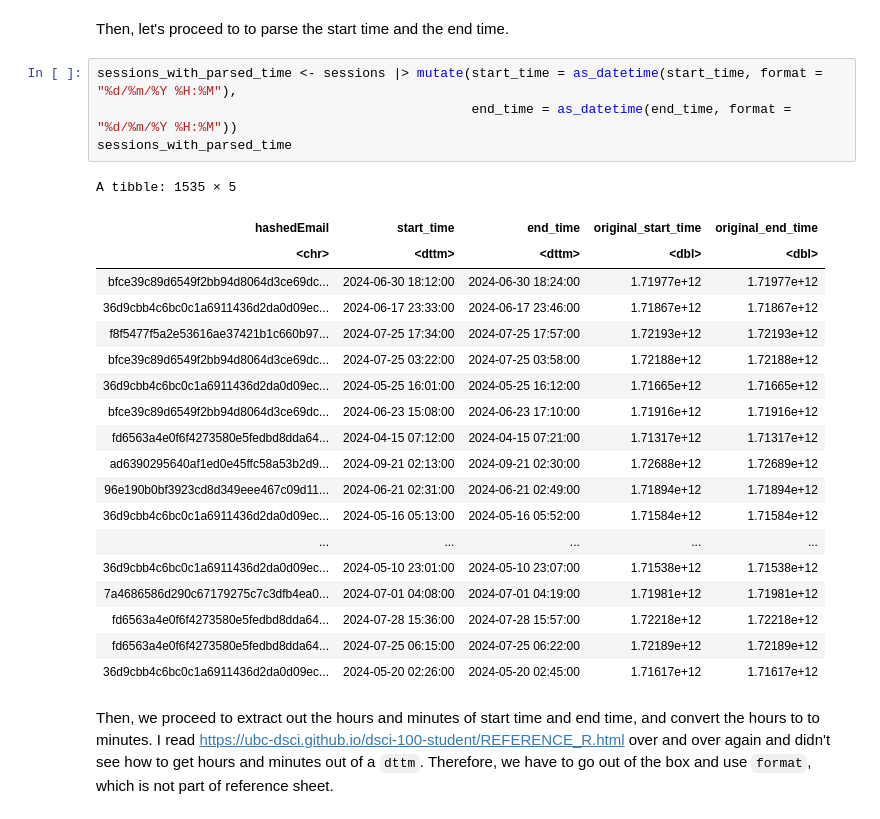
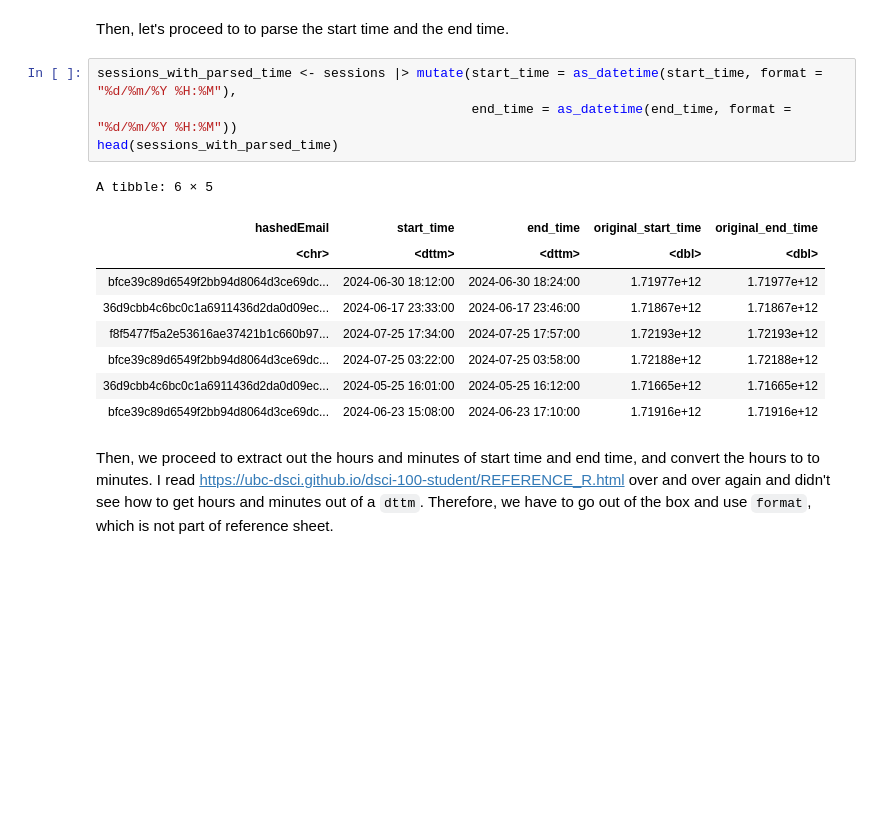
Before and after one commit to JerryTanUBC/dsci-100-2025s, a Jupyter notebook: project.ipynb, the cells around one changed output. Saved outputs shown, nothing was run; the diff lists cells and outputs as text; blank space fills up the shorter version.

```diff
--- a/project.ipynb
+++ b/project.ipynb
@@ -67,27 +73,17 @@ Then, let's proceed to to parse the start time and the end time.
 # %%
 sessions_with_parsed_time <- sessions |> mutate(start_time = as_datetime(start_time, format = "%d/%m/%Y %H:%M"),
                                                 end_time = as_datetime(end_time, format = "%d/%m/%Y %H:%M"))
-sessions_with_parsed_time
+head(sessions_with_parsed_time)
 # %% [output]
-A tibble: 1535 × 5
+A tibble: 6 × 5
 | hashedEmail | start_time | end_time | original_start_time | original_end_time |
 | <chr> | <dttm> | <dttm> | <dbl> | <dbl> |
 | bfce39c89d6549f2bb94d8064d3ce69dc... | 2024-06-30 18:12:00 | 2024-06-30 18:24:00 | 1.71977e+12 | 1.71977e+12 |
 | 36d9cbb4c6bc0c1a6911436d2da0d09ec... | 2024-06-17 23:33:00 | 2024-06-17 23:46:00 | 1.71867e+12 | 1.71867e+12 |
 | f8f5477f5a2e53616ae37421b1c660b97... | 2024-07-25 17:34:00 | 2024-07-25 17:57:00 | 1.72193e+12 | 1.72193e+12 |
 | bfce39c89d6549f2bb94d8064d3ce69dc... | 2024-07-25 03:22:00 | 2024-07-25 03:58:00 | 1.72188e+12 | 1.72188e+12 |
 | 36d9cbb4c6bc0c1a6911436d2da0d09ec... | 2024-05-25 16:01:00 | 2024-05-25 16:12:00 | 1.71665e+12 | 1.71665e+12 |
 | bfce39c89d6549f2bb94d8064d3ce69dc... | 2024-06-23 15:08:00 | 2024-06-23 17:10:00 | 1.71916e+12 | 1.71916e+12 |
-| fd6563a4e0f6f4273580e5fedbd8dda64... | 2024-04-15 07:12:00 | 2024-04-15 07:21:00 | 1.71317e+12 | 1.71317e+12 |
-| ad6390295640af1ed0e45ffc58a53b2d9... | 2024-09-21 02:13:00 | 2024-09-21 02:30:00 | 1.72688e+12 | 1.72689e+12 |
-| 96e190b0bf3923cd8d349eee467c09d11... | 2024-06-21 02:31:00 | 2024-06-21 02:49:00 | 1.71894e+12 | 1.71894e+12 |
-| 36d9cbb4c6bc0c1a6911436d2da0d09ec... | 2024-05-16 05:13:00 | 2024-05-16 05:52:00 | 1.71584e+12 | 1.71584e+12 |
-| ... | ... | ... | ... | ... |
-| 36d9cbb4c6bc0c1a6911436d2da0d09ec... | 2024-05-10 23:01:00 | 2024-05-10 23:07:00 | 1.71538e+12 | 1.71538e+12 |
-| 7a4686586d290c67179275c7c3dfb4ea0... | 2024-07-01 04:08:00 | 2024-07-01 04:19:00 | 1.71981e+12 | 1.71981e+12 |
-| fd6563a4e0f6f4273580e5fedbd8dda64... | 2024-07-28 15:36:00 | 2024-07-28 15:57:00 | 1.72218e+12 | 1.72218e+12 |
-| fd6563a4e0f6f4273580e5fedbd8dda64... | 2024-07-25 06:15:00 | 2024-07-25 06:22:00 | 1.72189e+12 | 1.72189e+12 |
-| 36d9cbb4c6bc0c1a6911436d2da0d09ec... | 2024-05-20 02:26:00 | 2024-05-20 02:45:00 | 1.71617e+12 | 1.71617e+12 |
 # %% [markdown]
 Then, we proceed to extract out the hours and minutes of start time and end time, and convert the hours to to minutes. I read https://ubc-dsci.github.io/dsci-100-student/REFERENCE_R.html over and over again and didn't see how to get hours and minutes out of a `dttm`. Therefore, we have to go out of the box and use `format`, which is not part of reference sheet.
 # %%
```
Also changed, not shown: parts of 8 cells of this notebook.
